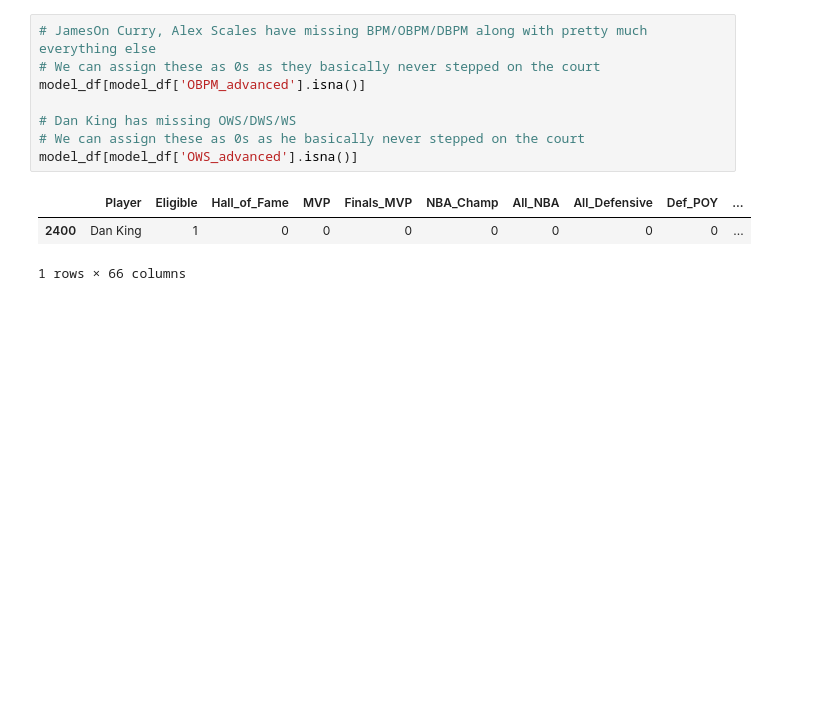
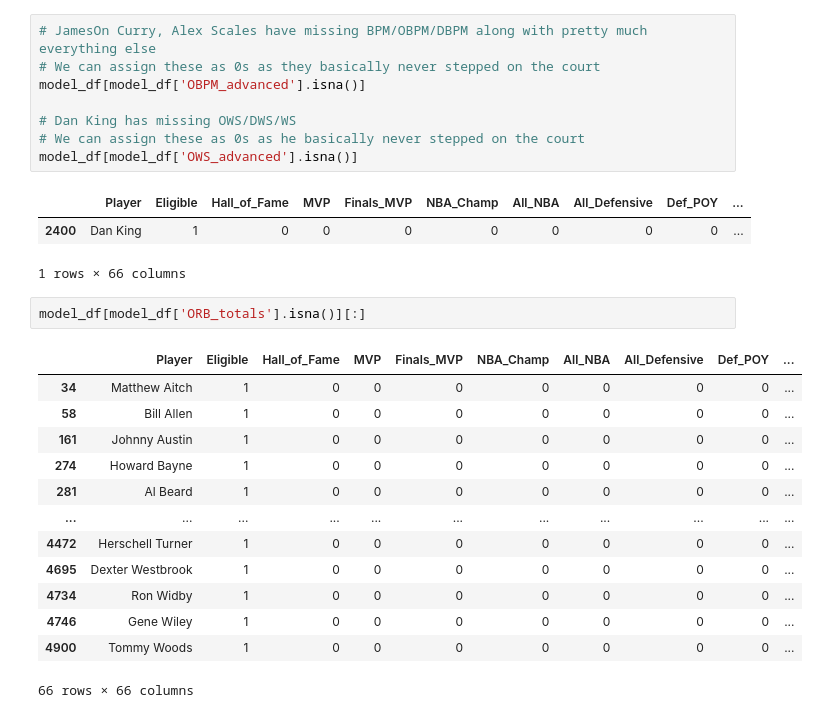
Before and after one commit to frankwillard/NBA-Hall-Of-Fame-Model, a Jupyter notebook: Hall_of_Fame_Modeling.ipynb, the cells around one changed output. Cells and saved outputs as stored; diff of their text form; blank space fills up the shorter version.

```diff
--- a/Hall_of_Fame_Modeling.ipynb
+++ b/Hall_of_Fame_Modeling.ipynb
@@ -71,3 +86,19 @@ model_df[model_df['OWS_advanced'].isna()]
 |  | Player | Eligible | Hall_of_Fame | MVP | Finals_MVP | NBA_Champ | All_NBA | All_Defensive | Def_POY | ... |
 | 2400 | Dan King | 1 | 0 | 0 | 0 | 0 | 0 | 0 | 0 | ... |
 1 rows × 66 columns
+# %%
+model_df[model_df['ORB_totals'].isna()][:]
+# %% [output]
+|  | Player | Eligible | Hall_of_Fame | MVP | Finals_MVP | NBA_Champ | All_NBA | All_Defensive | Def_POY | ... |
+| 34 | Matthew Aitch | 1 | 0 | 0 | 0 | 0 | 0 | 0 | 0 | ... |
+| 58 | Bill Allen | 1 | 0 | 0 | 0 | 0 | 0 | 0 | 0 | ... |
+| 161 | Johnny Austin | 1 | 0 | 0 | 0 | 0 | 0 | 0 | 0 | ... |
+| 274 | Howard Bayne | 1 | 0 | 0 | 0 | 0 | 0 | 0 | 0 | ... |
+| 281 | Al Beard | 1 | 0 | 0 | 0 | 0 | 0 | 0 | 0 | ... |
+| ... | ... | ... | ... | ... | ... | ... | ... | ... | ... | ... |
+| 4472 | Herschell Turner | 1 | 0 | 0 | 0 | 0 | 0 | 0 | 0 | ... |
+| 4695 | Dexter Westbrook | 1 | 0 | 0 | 0 | 0 | 0 | 0 | 0 | ... |
+| 4734 | Ron Widby | 1 | 0 | 0 | 0 | 0 | 0 | 0 | 0 | ... |
+| 4746 | Gene Wiley | 1 | 0 | 0 | 0 | 0 | 0 | 0 | 0 | ... |
+| 4900 | Tommy Woods | 1 | 0 | 0 | 0 | 0 | 0 | 0 | 0 | ... |
+66 rows × 66 columns
```
Also changed, not shown: parts of 1 cell of this notebook.
